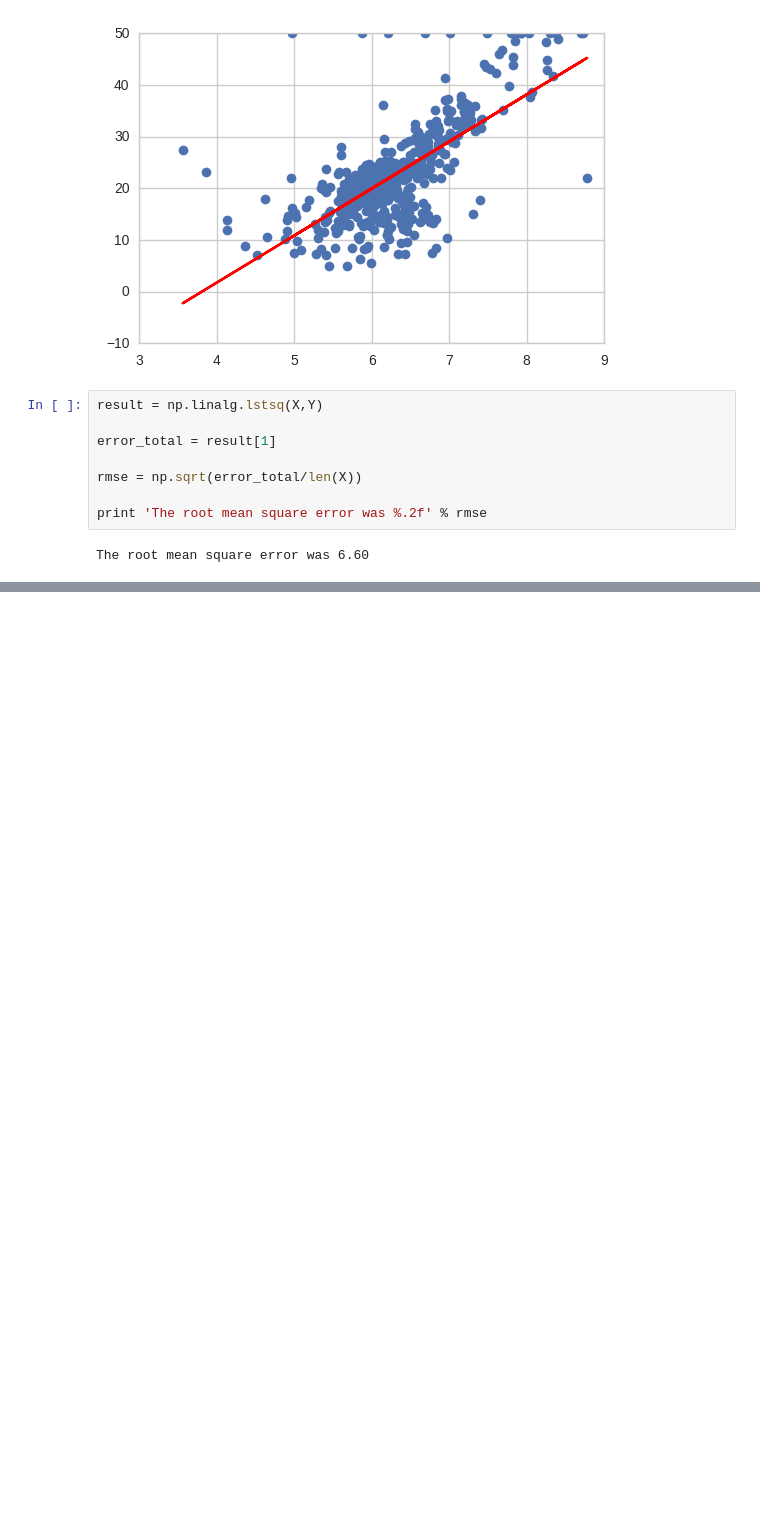
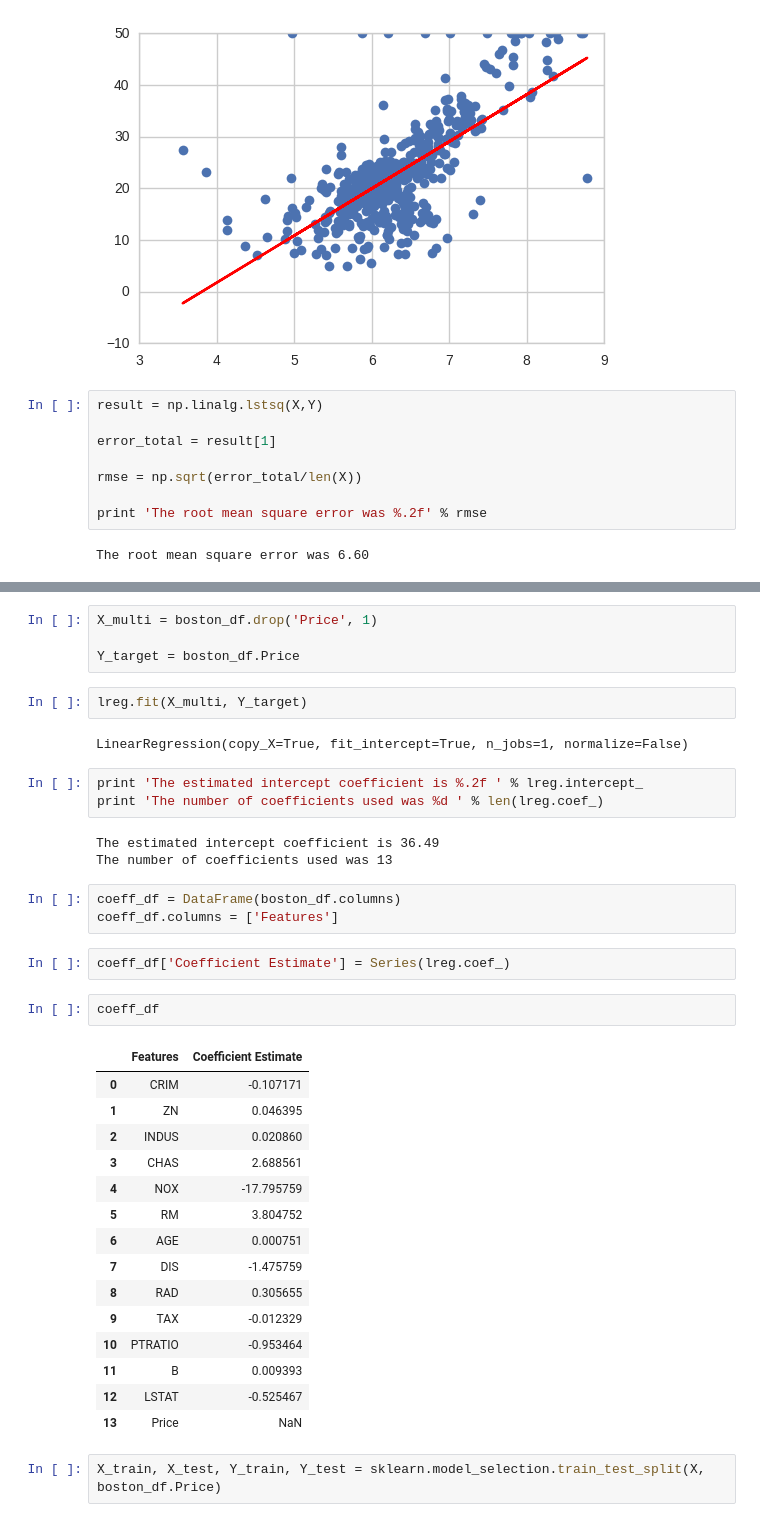
Before and after one commit to rafaelnovello/Data-Analysis, a Jupyter notebook: Supervised Learning - Linear Regression.ipynb, the cells around one changed output, grey strips where cells are left out. Drawn from its saved outputs; the diff is of its cells as text; blank space fills up the shorter version.

```diff
--- a/Supervised Learning - Linear Regression.ipynb
+++ b/Supervised Learning - Linear Regression.ipynb
@@ -118,0 +124,39 @@ The root mean square error was 6.60
+# %%
+X_multi = boston_df.drop('Price', 1)
+
+Y_target = boston_df.Price
+# %%
+lreg.fit(X_multi, Y_target)
+# %% [output]
+LinearRegression(copy_X=True, fit_intercept=True, n_jobs=1, normalize=False)
+# %%
+print 'The estimated intercept coefficient is %.2f ' % lreg.intercept_
+print 'The number of coefficients used was %d ' % len(lreg.coef_)
+# %% [output]
+The estimated intercept coefficient is 36.49
+The number of coefficients used was 13
+# %%
+coeff_df = DataFrame(boston_df.columns)
+coeff_df.columns = ['Features']
+# %%
+coeff_df['Coefficient Estimate'] = Series(lreg.coef_)
+# %%
+coeff_df
+# %% [output]
+|  | Features | Coefficient Estimate |
+| 0 | CRIM | -0.107171 |
+| 1 | ZN | 0.046395 |
+| 2 | INDUS | 0.020860 |
+| 3 | CHAS | 2.688561 |
+| 4 | NOX | -17.795759 |
+| 5 | RM | 3.804752 |
+| 6 | AGE | 0.000751 |
+| 7 | DIS | -1.475759 |
+| 8 | RAD | 0.305655 |
+| 9 | TAX | -0.012329 |
+| 10 | PTRATIO | -0.953464 |
+| 11 | B | 0.009393 |
+| 12 | LSTAT | -0.525467 |
+| 13 | Price | NaN |
+# %%
+X_train, X_test, Y_train, Y_test = sklearn.model_selection.train_test_split(X, boston_df.Price)
```
Also changed, not shown: parts of 7 cells of this notebook.
